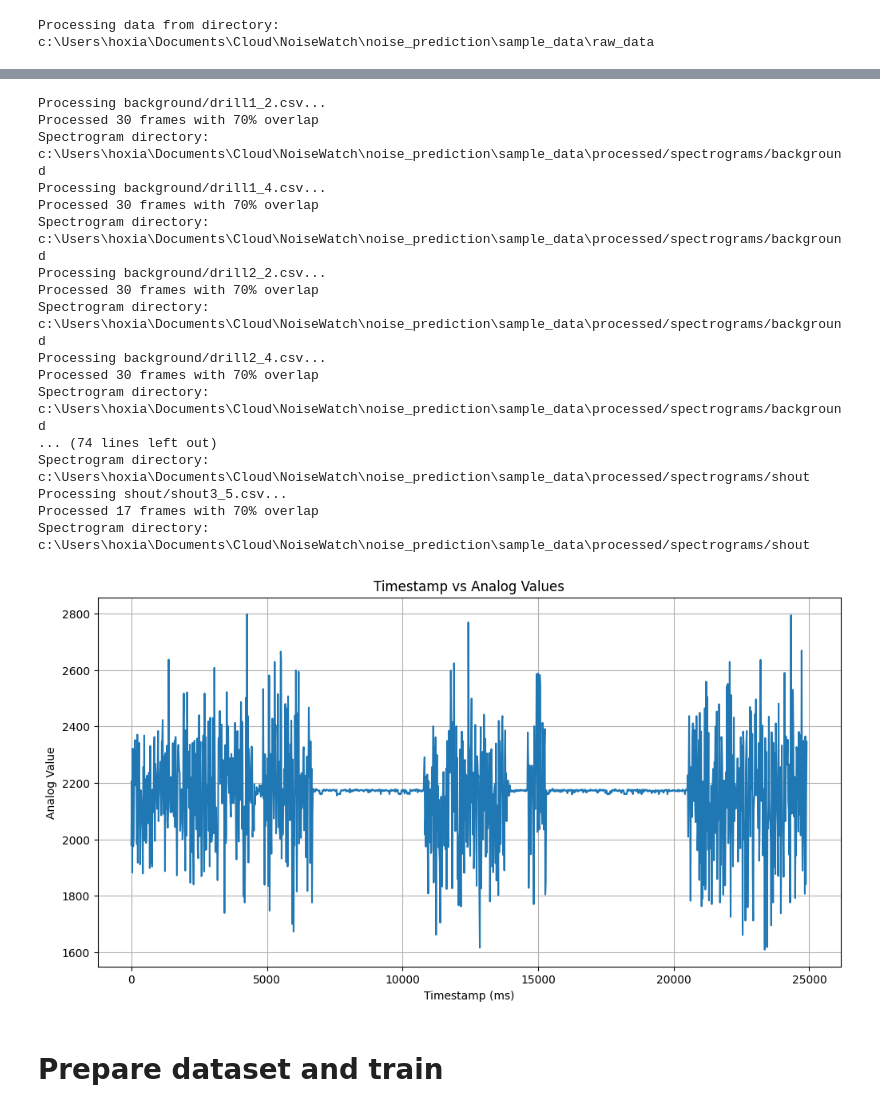
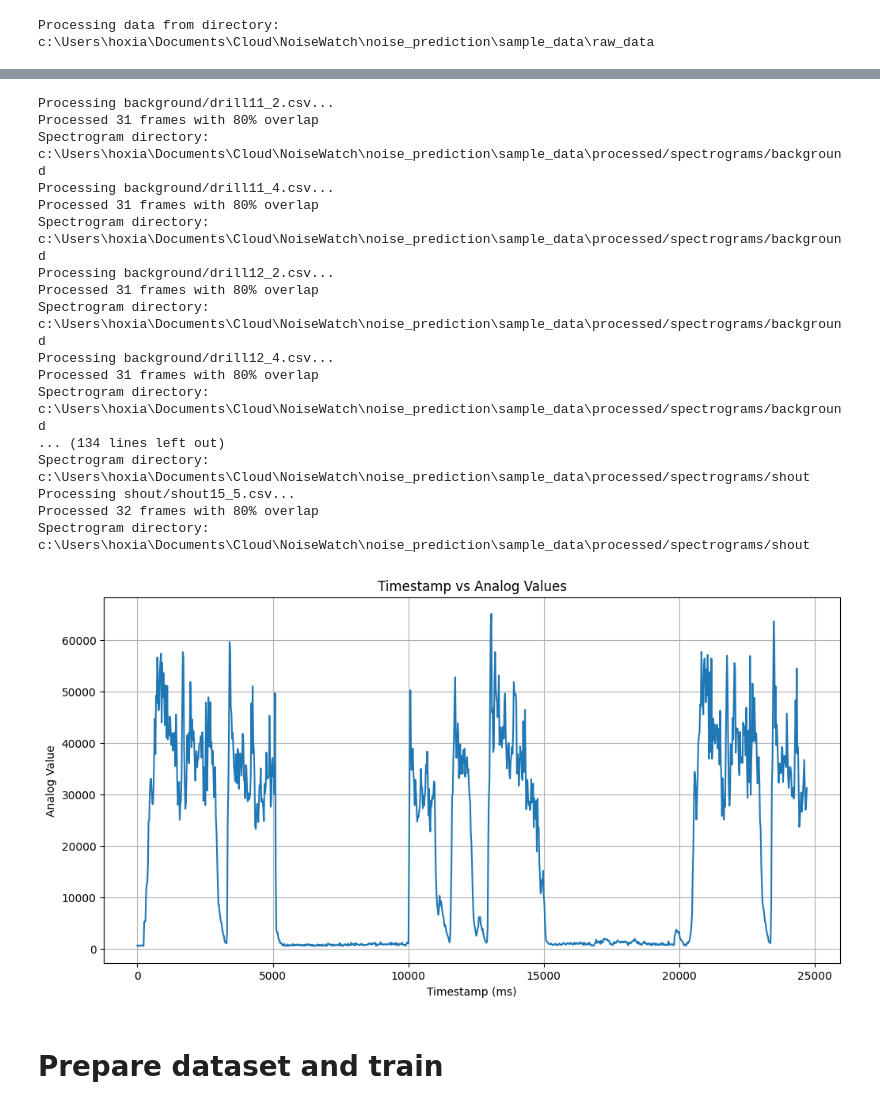
Before and after one commit to hoxiaoyang/NoiseWatch, a Jupyter notebook: noise_prediction/train.ipynb, the cells around one changed output, grey strips where cells are left out. Drawn from its saved outputs; the diff is of its cells as text; code cells hidden in the pictures.

Commit message:
feat:updated training data and retrained model

```diff
--- a/noise_prediction/train.ipynb
+++ b/noise_prediction/train.ipynb
@@ -92,6 +96,6 @@ CSV file saved as c:\Users\hoxia\Documents\Cloud\NoiseWatch\noise_prediction\sam
 # %%
 frame_size = 30  # Number of data points per frame, so that each data sample is 0.5-0.9 seconds long
-overlap_percentage = 70 # Percentage of overlap between frames
+overlap_percentage = 80 # Percentage of overlap between frames
 
 # For each file, we will create frames and process them with fourier transform, saving results to new CSVs
 process_all_files(
@@ -101,37 +105,37 @@ process_all_files(
     overlap_percent=overlap_percentage
 )
 # %% [output]
-Processing background/drill1_2.csv...
-Processed 30 frames with 70% overlap
+Processing background/drill11_2.csv...
+Processed 31 frames with 80% overlap
 Spectrogram directory: c:\Users\hoxia\Documents\Cloud\NoiseWatch\noise_prediction\sample_data\processed/spectrograms/background
-Processing background/drill1_4.csv...
-Processed 30 frames with 70% overlap
+Processing background/drill11_4.csv...
+Processed 31 frames with 80% overlap
 Spectrogram directory: c:\Users\hoxia\Documents\Cloud\NoiseWatch\noise_prediction\sample_data\processed/spectrograms/background
-Processing background/drill2_2.csv...
-Processed 30 frames with 70% overlap
+Processing background/drill12_2.csv...
+Processed 31 frames with 80% overlap
 Spectrogram directory: c:\Users\hoxia\Documents\Cloud\NoiseWatch\noise_prediction\sample_data\processed/spectrograms/background
-Processing background/drill2_4.csv...
-Processed 30 frames with 70% overlap
+Processing background/drill12_4.csv...
+Processed 31 frames with 80% overlap
 Spectrogram directory: c:\Users\hoxia\Documents\Cloud\NoiseWatch\noise_prediction\sample_data\processed/spectrograms/background
-... (74 lines left out)
+... (134 lines left out)
 Spectrogram directory: c:\Users\hoxia\Documents\Cloud\NoiseWatch\noise_prediction\sample_data\processed/spectrograms/shout
-Processing shout/shout3_5.csv...
-Processed 17 frames with 70% overlap
+Processing shout/shout15_5.csv...
+Processed 32 frames with 80% overlap
 Spectrogram directory: c:\Users\hoxia\Documents\Cloud\NoiseWatch\noise_prediction\sample_data\processed/spectrograms/shout
 # %%
 # An example of one set of analog values of raw data
-sample_structured_file = cwd + '\\' + 'sample_data' + '\\' + 'structured' + '\\' + 'drill1_structured.csv'
+sample_structured_file = cwd + '\\' + 'sample_data' + '\\' + 'structured' + '\\' + 'shout11_structured.csv'
 
 # plot timestamp vs analog values
 df = pd.read_csv(sample_structured_file)
 plt.figure(figsize=(12, 6))
 plt.plot(df['timestamp'], df['analog_value'])
 plt.title('Timestamp vs Analog Values')
 plt.xlabel('Timestamp (ms)')
 plt.ylabel('Analog Value')
 plt.grid()
 # %% [output]
-[figure, old version]
+[figure, new version]
 # %% [markdown]
 # Prepare dataset and train
 # %%
```
Also changed, not shown: parts of 6 cells of this notebook, 27 other files.
